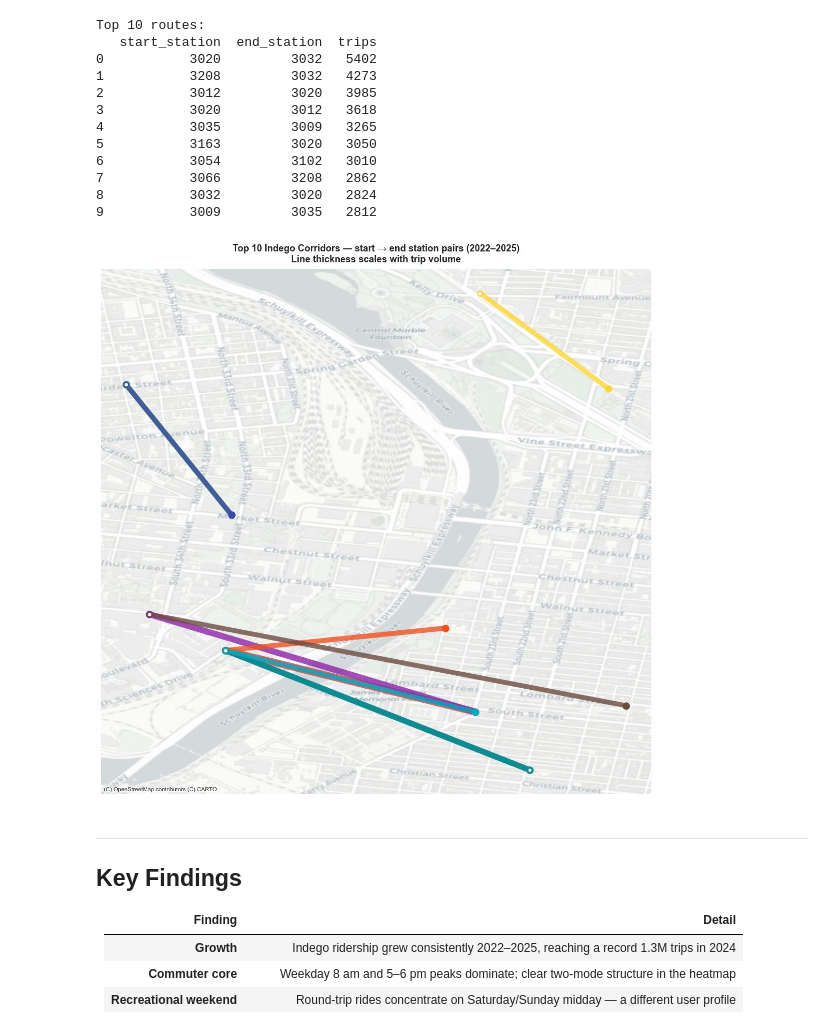
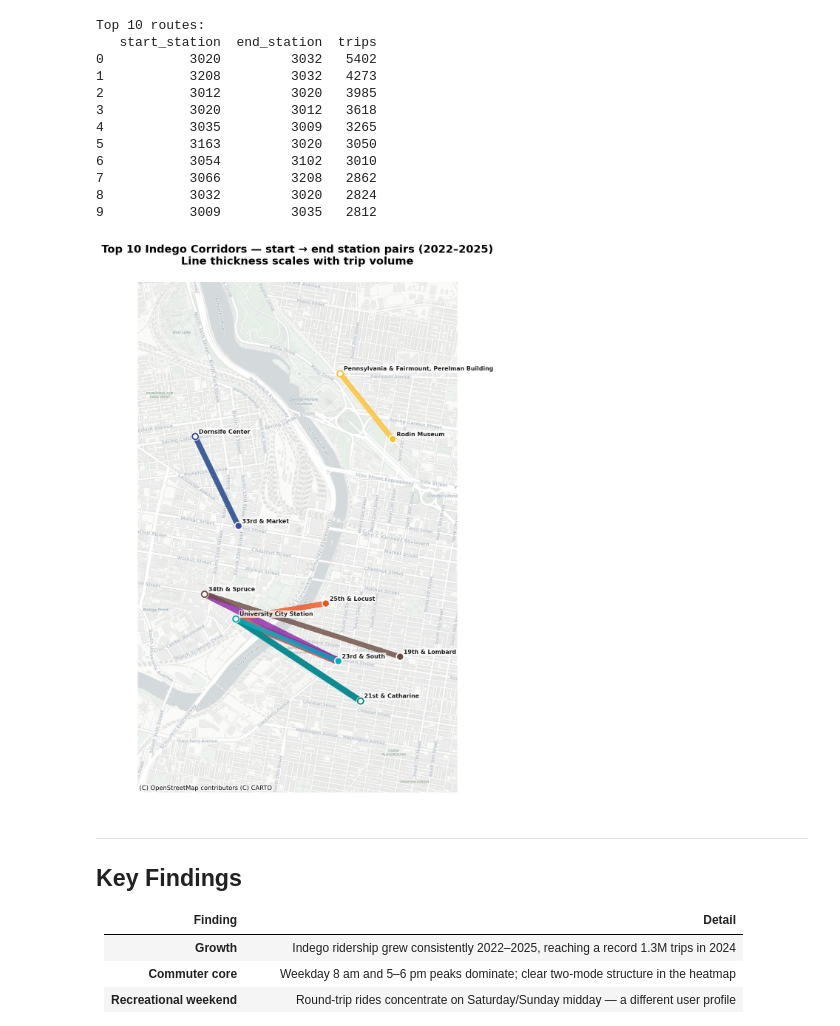
Before and after one commit to nkatoch/indego-philly-bikeshare, a Jupyter notebook: notebooks/01_descriptive_analytics.ipynb, the cells around one changed output. Drawn from its saved outputs; the diff is of its cells as text; code cells hidden in the pictures.

```diff
--- a/notebooks/01_descriptive_analytics.ipynb
+++ b/notebooks/01_descriptive_analytics.ipynb
@@ -829,17 +829,21 @@ Top 10 routes:
 # %%
 # Static snapshot of the top-routes map — renders inline on GitHub
 # (GitHub strips the JavaScript in the interactive Folium map below).
 from static_maps import plot_routes_map
+from data_loader import load_station_names
 
 ROUTE_COLORS = [
     '#E53935', '#8E24AA', '#1E88E5', '#00897B', '#43A047',
-    '#F4511E', '#FDD835', '#6D4C41', '#00ACC1', '#3949AB'
+    '#F4511E', '#FBC02D', '#6D4C41', '#00ACC1', '#3949AB'
 ]
 
-fig, ax = plot_routes_map(top_routes, ROUTE_COLORS)
+# Real station names from Indego's station feed (cached to data/indego_stations.csv)
+station_names = load_station_names()
+
+fig, ax = plot_routes_map(top_routes, ROUTE_COLORS, station_names=station_names)
 plt.show()
 # %% [output]
-[figure, old version]
+[figure, new version]
 # %%
 ROUTE_COLORS = [
     '#E53935', '#8E24AA', '#1E88E5', '#00897B', '#43A047',
```
Also changed, not shown: parts of 1 cell of this notebook, 4 other files.
